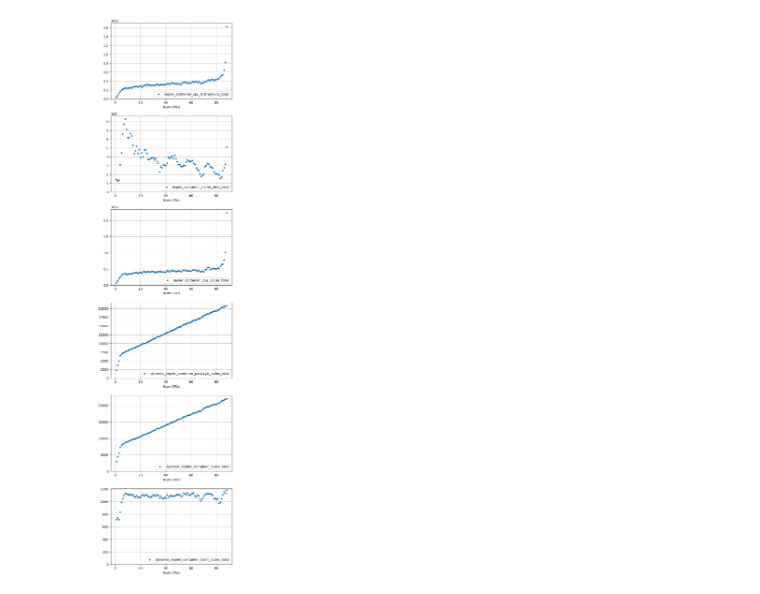
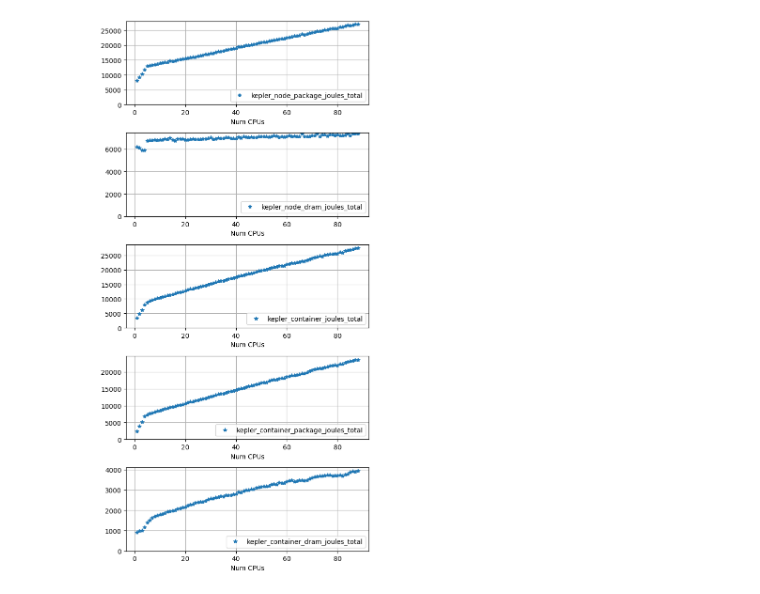
Before and after one commit to SustainableOpenShift/peakler, a Jupyter notebook: experiments/microbenchmarks/jupyter-notebook/kepler_alu_parallel.ipynb, the cells around one changed output. Saved outputs shown, nothing was run; the diff lists cells and outputs as text; code cells hidden in the pictures.

Commit message:
update graphs

```diff
--- a/experiments/microbenchmarks/jupyter-notebook/kepler_alu_parallel.ipynb
+++ b/experiments/microbenchmarks/jupyter-notebook/kepler_alu_parallel.ipynb
@@ -105,3 +222,14 @@ for round in range(0, NROUND):
 # %%
-df = pd.DataFrame(df_dict)
+#print(df_dict)
+
+nlen = len(df_dict['round'])
+
+new_dict = {key: val for key,
+            val in df_dict.items() if len(val) == nlen}
+
+#print(new_dict)
+
+df = pd.DataFrame(new_dict)
 dfnonzero = df.loc[:, (df != 0.0).any(axis=0)]
+dfnonzero
+print(dfnonzero.columns)
@@ -107,0 +252,7 @@ dfnonzero = df.loc[:, (df != 0.0).any(axis=0)]
+# %%
+dfnonzero['kepler_container_joules_total'] = dfnonzero['dynamic_kepler_container_joules_total'] + dfnonzero['idle_kepler_container_joules_total']
+
+dfnonzero['kepler_container_package_joules_total'] = dfnonzero['dynamic_kepler_container_package_joules_total'] + dfnonzero['idle_kepler_container_package_joules_total']
+dfnonzero['kepler_container_dram_joules_total'] = dfnonzero['dynamic_kepler_container_dram_joules_total'] + dfnonzero['idle_kepler_container_dram_joules_total']
+print(dfnonzero.columns)
+dfnonzero
@@ -108,22 +305,21 @@ dfnonzero = df.loc[:, (df != 0.0).any(axis=0)]
 # %%
 metrics = [
-    'kepler_container_cpu_instructions_total',
-    'kepler_container_cache_miss_total',
-    'kepler_container_cpu_cycles_total',
-    'dynamic_kepler_container_package_joules_total',
-    'dynamic_kepler_container_joules_total',
-    'dynamic_kepler_container_dram_joules_total',
+    'kepler_node_package_joules_total',
+    'kepler_node_dram_joules_total',
+    'kepler_container_joules_total',
+    'kepler_container_package_joules_total',
+    'kepler_container_dram_joules_total'
 ]
 
-fig, axs = plt.subplots(len(metrics), 1, figsize=(6, 24))
+fig, axs = plt.subplots(len(metrics), 1, figsize=(6, 12))
 for i, ax in enumerate(axs.flat):
-    m = df.groupby('parallel')[metrics[i]].mean()
+    m = dfnonzero.groupby('parallel')[metrics[i]].mean()
     ax.errorbar(m.index, m, fmt="*", label=f"{metrics[i]}")
     ax.set_xlabel('Num CPUs')
     ax.set_ylim(bottom=0)
     ax.grid(True)
     ax.legend(loc='lower right')
 plt.tight_layout()
 plt.show()
 # %% [output]
-[figure, old version]
+[figure, new version]
```
Also changed, not shown: parts of 7 cells of this notebook, 1 other file.
